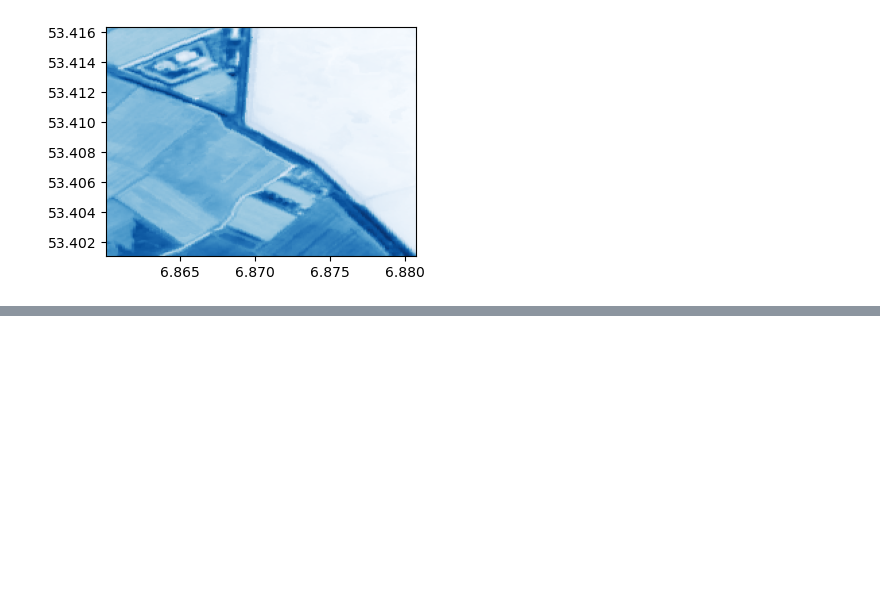
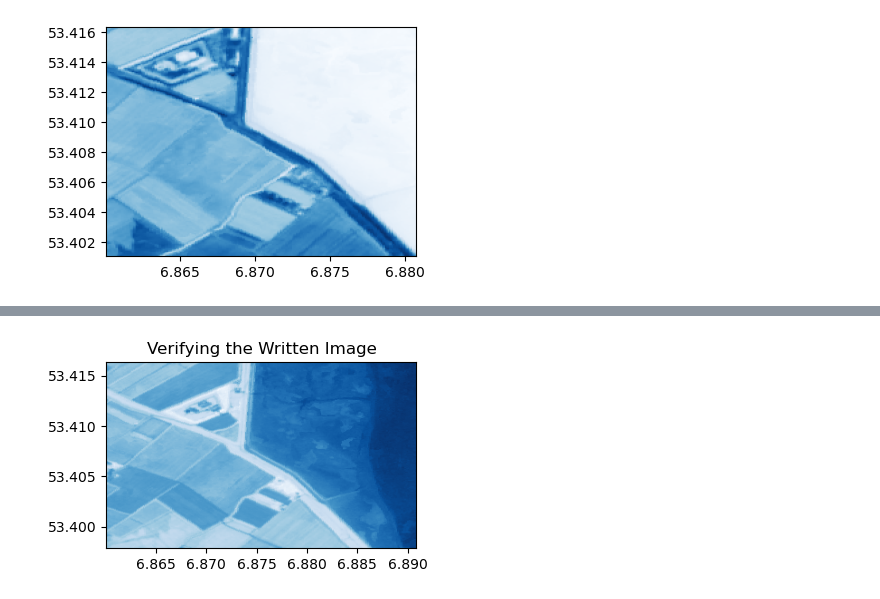
Before and after one commit to code4geoai/geospatial_course, a Jupyter notebook: Lab-5.ipynb, the cells around one changed output, grey strips where cells are left out. Cells and saved outputs as stored; diff of their text form; code cells hidden in the pictures; blank space fills up the shorter version.

```diff
--- a/Lab-5.ipynb
+++ b/Lab-5.ipynb
@@ -171,0 +228,10 @@ with rasterio.open("clipped_multispectral.tif") as verify:
+# %%
+# Verify the image written
+
+with rasterio.open("ndwi-1.tif") as verify:
+    fig,ax = plt.subplots(figsize = (4,4))
+    rasterio.plot.show(verify,cmap='Blues', ax=ax)
+    plt.title("Verifying the Written Image")
+    plt.show()
+# %% [output]
+[figure, added]
```
Also changed, not shown: parts of 7 cells of this notebook, 1 other file.
